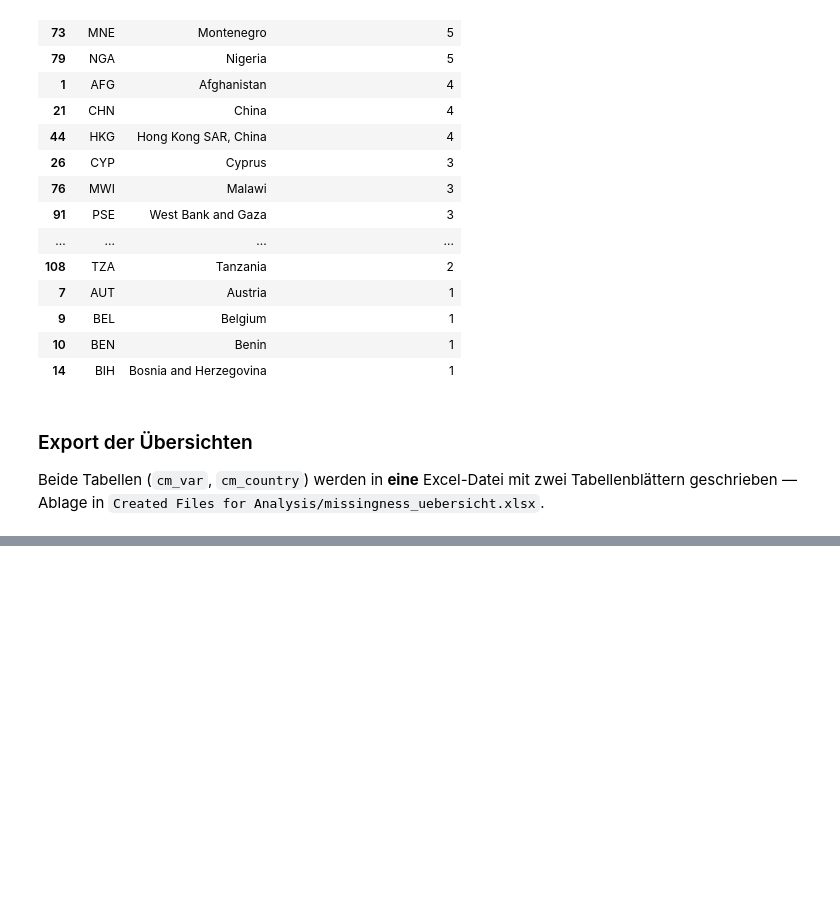
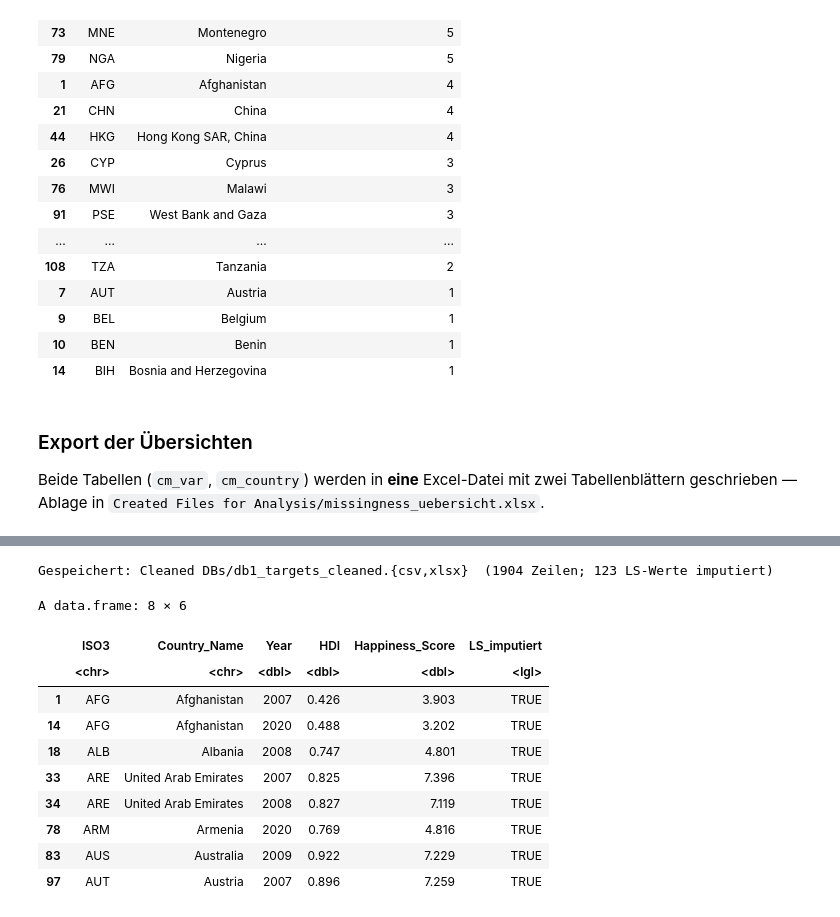
Before and after one commit to MaierMax/Explaining-Well-Being, a Jupyter notebook: code/04_database_cleaning.ipynb, the cells around one changed output, grey strips where cells are left out. Cells and saved outputs as stored; diff of their text form; code cells hidden in the pictures; blank space fills up the shorter version.

```diff
--- a/code/04_database_cleaning.ipynb
+++ b/code/04_database_cleaning.ipynb
@@ -204,0 +364,38 @@ cat(sprintf("  Blatt 2 'Komplett_fehlend_je_Land'    : %d Zeilen x %d Spalten\n"
+# %%
+# ── Bereinigte Zielvariablen: HDI + imputierte Life Satisfaction ───────
+# Pool-Punktschätzer (Mittel über die m PMM-Imputationen) in die LS-Reihe einsetzen.
+ls_complete           <- df$Happiness_Score
+ls_complete[miss_idx] <- rowMeans(pooled)        # nur die fehlenden LS-Zellen füllen
+
+targets_cleaned <- data.frame(
+  ISO3            = df$ISO3,
+  Country_Name    = df$Country_Name,
+  Year            = df$Year,
+  HDI             = df$HDI,                       # vollständig (0 Lücken)
+  Happiness_Score = round(ls_complete, 3),
+  LS_imputiert    = is.na(df$Happiness_Score),    # TRUE = Wert stammt aus PMM (m-Mittel)
+  stringsAsFactors = FALSE
+)
+stopifnot(sum(is.na(targets_cleaned$Happiness_Score)) == 0,
+          sum(is.na(targets_cleaned$HDI)) == 0)
+
+# Speichern im Cleaned-Ordner (.csv + .xlsx)
+readr::write_csv(targets_cleaned, file.path(CLEANED_DB, "db1_targets_cleaned.csv"))
+writexl::write_xlsx(targets_cleaned, file.path(CLEANED_DB, "db1_targets_cleaned.xlsx"))
+cat(sprintf("Gespeichert: Cleaned DBs/db1_targets_cleaned.{csv,xlsx}  (%d Zeilen; %d LS-Werte imputiert)\n",
+            nrow(targets_cleaned), sum(targets_cleaned$LS_imputiert)))
+
+head(targets_cleaned[targets_cleaned$LS_imputiert, ], 8)
+# %% [output]
+Gespeichert: Cleaned DBs/db1_targets_cleaned.{csv,xlsx}  (1904 Zeilen; 123 LS-Werte imputiert)
+A data.frame: 8 × 6
+|  | ISO3 | Country_Name | Year | HDI | Happiness_Score | LS_imputiert |
+|  | <chr> | <chr> | <dbl> | <dbl> | <dbl> | <lgl> |
+| 1 | AFG | Afghanistan | 2007 | 0.426 | 3.903 | TRUE |
+| 14 | AFG | Afghanistan | 2020 | 0.488 | 3.202 | TRUE |
+| 18 | ALB | Albania | 2008 | 0.747 | 4.801 | TRUE |
+| 33 | ARE | United Arab Emirates | 2007 | 0.825 | 7.396 | TRUE |
+| 34 | ARE | United Arab Emirates | 2008 | 0.827 | 7.119 | TRUE |
+| 78 | ARM | Armenia | 2020 | 0.769 | 4.816 | TRUE |
+| 83 | AUS | Australia | 2009 | 0.922 | 7.229 | TRUE |
+| 97 | AUT | Austria | 2007 | 0.896 | 7.259 | TRUE |
```
Also changed, not shown: parts of 19 cells of this notebook, 24 other files.
